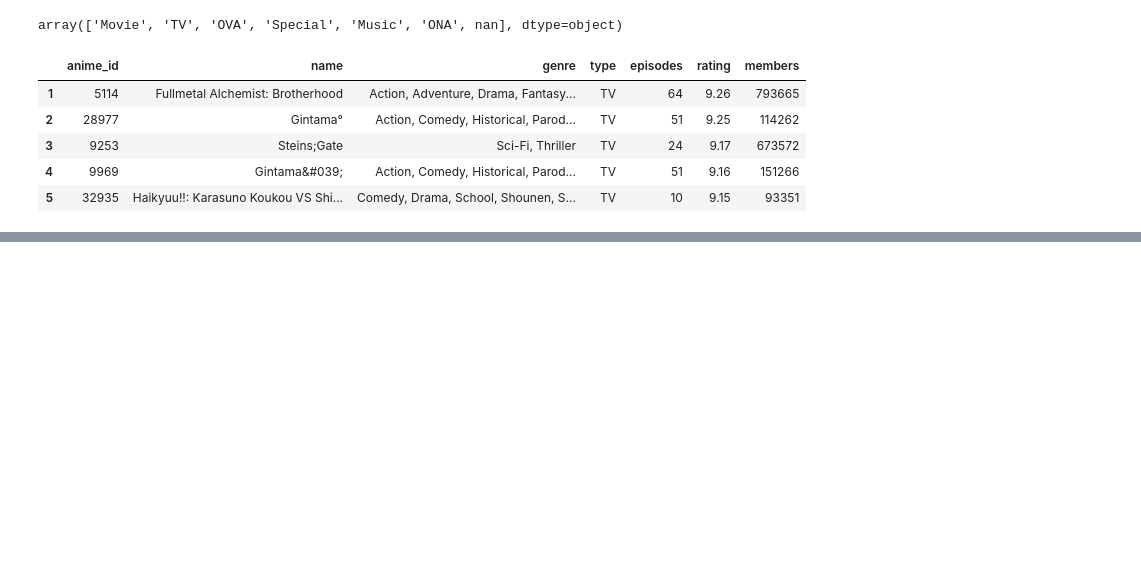
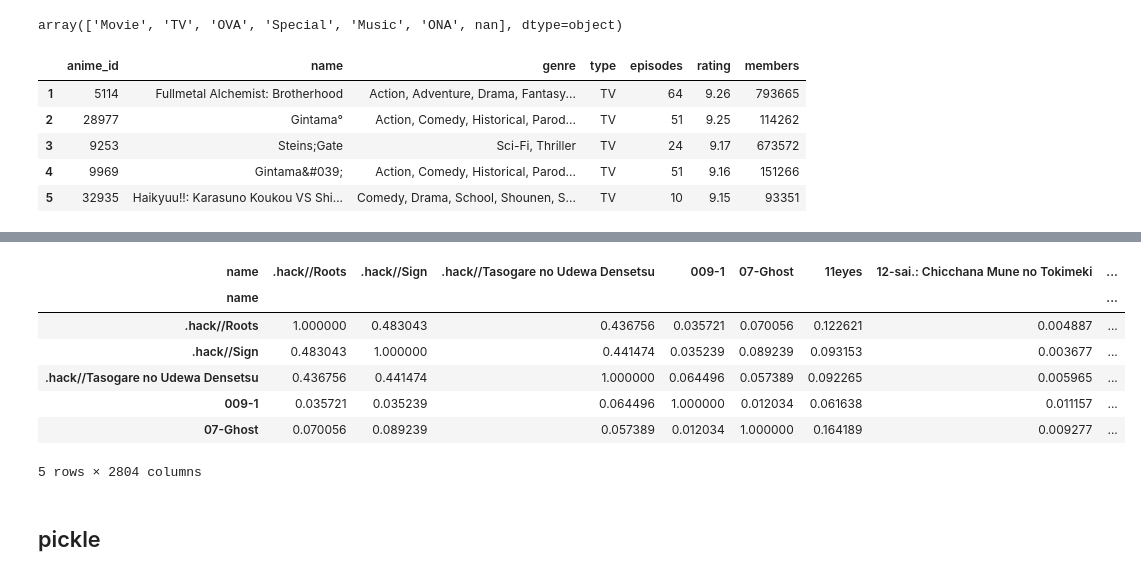
Before and after one commit to JunNishimura/haitlab_h, a Jupyter notebook: final_project/machine_learning/CollaborativeFilteringOnAnimeData.ipynb, the cells around one changed output, grey strips where cells are left out. Cells and saved outputs as stored; diff of their text form; code cells hidden in the pictures; blank space fills up the shorter version.

```diff
--- a/final_project/machine_learning/CollaborativeFilteringOnAnimeData.ipynb
+++ b/final_project/machine_learning/CollaborativeFilteringOnAnimeData.ipynb
@@ -94,6 +94,17 @@ user_similarity = cosine_similarity(piv_sparse.T)
 # %%
 item_sim_df = pd.DataFrame(item_similarity, index=piv_norm.index, columns=piv_norm.index)
 user_sim_df = pd.DataFrame(user_similarity, index=piv_norm.columns, columns=piv_norm.columns)
+# %%
+item_sim_df.head()
+# %% [output]
+| name | .hack//Roots | .hack//Sign | .hack//Tasogare no Udewa Densetsu | 009-1 | 07-Ghost | 11eyes | 12-sai.: Chicchana Mune no Tokimeki | ... |
+| name |  |  |  |  |  |  |  | ... |
+| .hack//Roots | 1.000000 | 0.483043 | 0.436756 | 0.035721 | 0.070056 | 0.122621 | 0.004887 | ... |
+| .hack//Sign | 0.483043 | 1.000000 | 0.441474 | 0.035239 | 0.089239 | 0.093153 | 0.003677 | ... |
+| .hack//Tasogare no Udewa Densetsu | 0.436756 | 0.441474 | 1.000000 | 0.064496 | 0.057389 | 0.092265 | 0.005965 | ... |
+| 009-1 | 0.035721 | 0.035239 | 0.064496 | 1.000000 | 0.012034 | 0.061638 | 0.011157 | ... |
+| 07-Ghost | 0.070056 | 0.089239 | 0.057389 | 0.012034 | 1.000000 | 0.164189 | 0.009277 | ... |
+5 rows × 2804 columns
 # %%
 def top_animes(anime_name):
     count = 1
@@ -101,3 +112,5 @@ def top_animes(anime_name):
     for item in item_sim_df.sort_values(by=anime_name, ascending=False).index[1:11]:
         print('No. {}: {}'.format(count, item))
         count += 1
+# %% [markdown]
+## pickle
```
Also changed, not shown: parts of 10 cells of this notebook, 5 other files.
